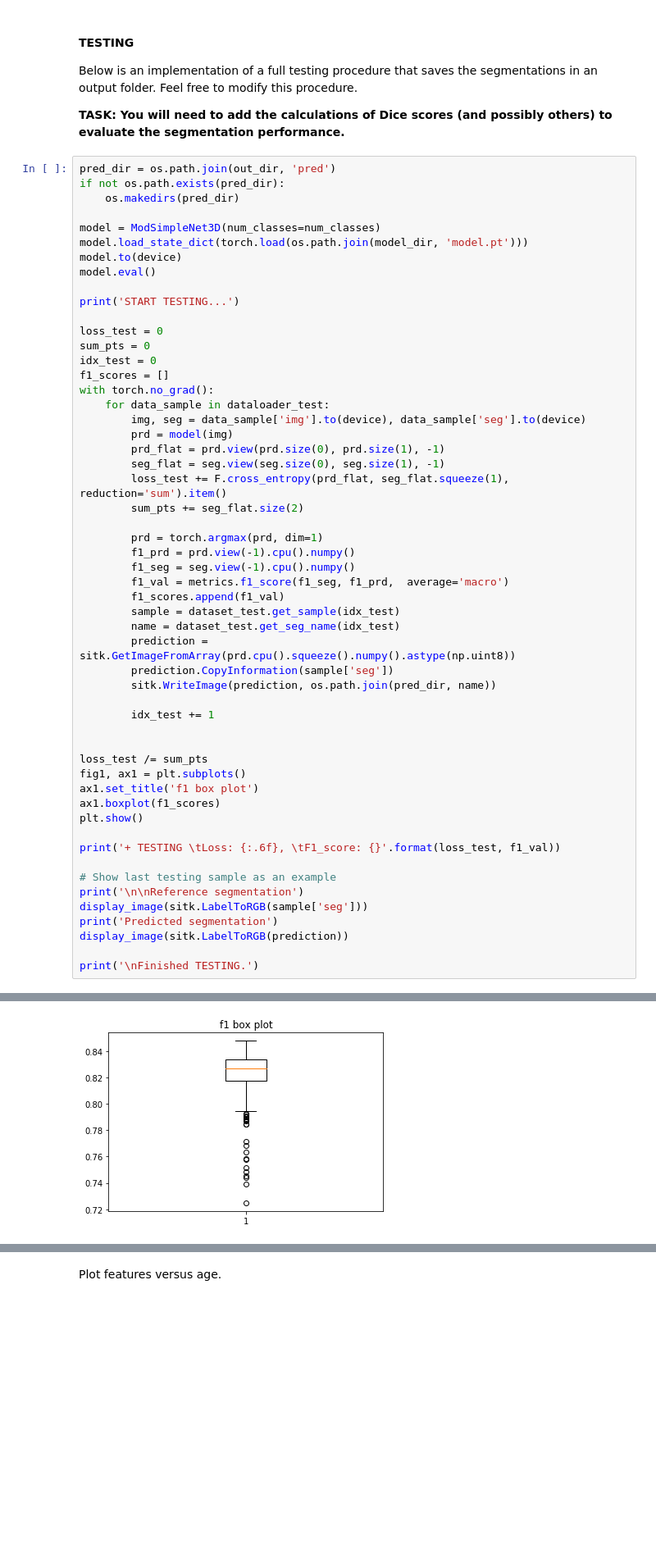
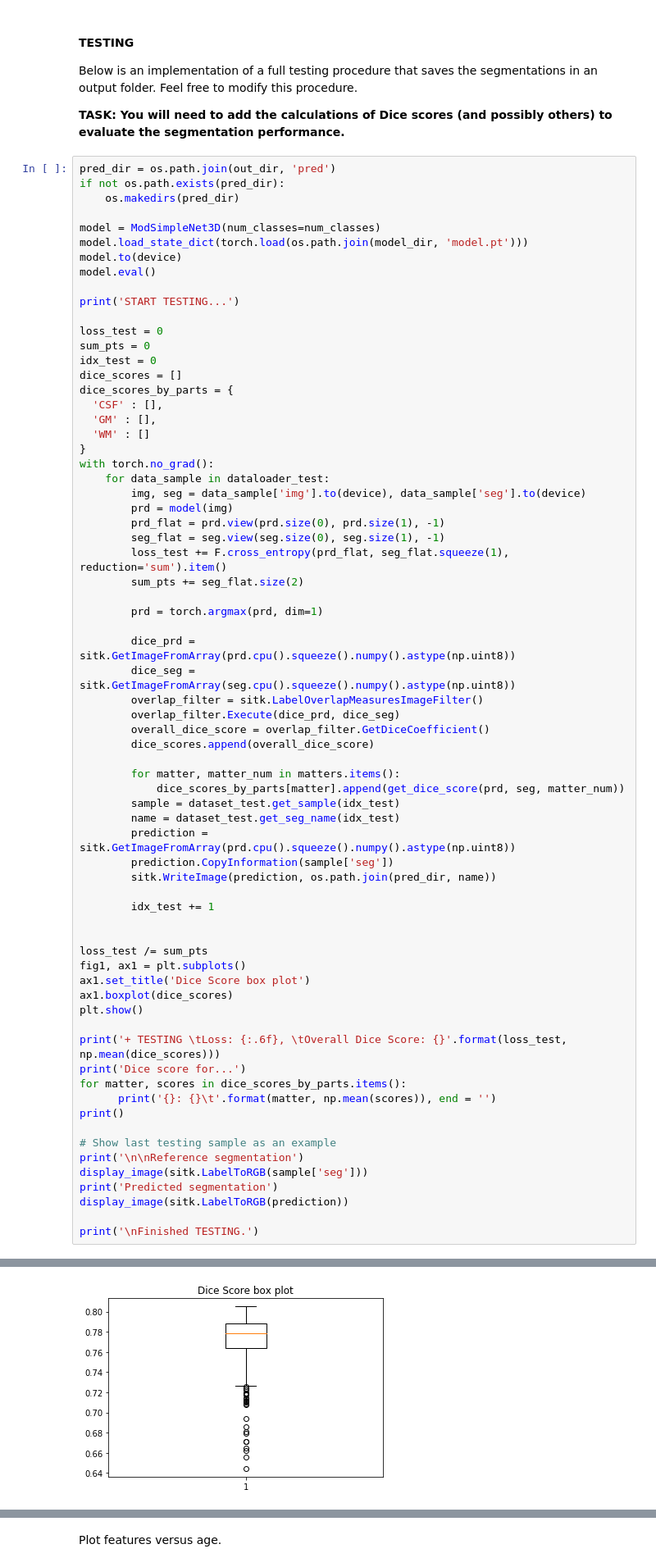
Before and after one commit to ClaraGila/MLICoursework, a Jupyter notebook: CW-Brain-Age-PartA.ipynb, the cells around one changed output, grey strips where cells are left out. Shown at 82% size. Cells and saved outputs as stored; diff of their text form; blank space fills up the shorter version.

Commit message:
Fixed the Dice scores to display on each label

```diff
--- a/CW-Brain-Age-PartA.ipynb
+++ b/CW-Brain-Age-PartA.ipynb
@@ -759,45 +812,60 @@ print('START TESTING...')
 loss_test = 0
 sum_pts = 0
 idx_test = 0
-f1_scores = []
+dice_scores = []
+dice_scores_by_parts = {
+  'CSF' : [],
+  'GM' : [],
+  'WM' : []
+}
 with torch.no_grad():
     for data_sample in dataloader_test:
         img, seg = data_sample['img'].to(device), data_sample['seg'].to(device)
         prd = model(img)
         prd_flat = prd.view(prd.size(0), prd.size(1), -1)
         seg_flat = seg.view(seg.size(0), seg.size(1), -1)
         loss_test += F.cross_entropy(prd_flat, seg_flat.squeeze(1), reduction='sum').item()
         sum_pts += seg_flat.size(2)
 
         prd = torch.argmax(prd, dim=1)
-        f1_prd = prd.view(-1).cpu().numpy()
-        f1_seg = seg.view(-1).cpu().numpy()
-        f1_val = metrics.f1_score(f1_seg, f1_prd,  average='macro')
-        f1_scores.append(f1_val)
+
+        dice_prd = sitk.GetImageFromArray(prd.cpu().squeeze().numpy().astype(np.uint8))
+        dice_seg = sitk.GetImageFromArray(seg.cpu().squeeze().numpy().astype(np.uint8))
+        overlap_filter = sitk.LabelOverlapMeasuresImageFilter()
+        overlap_filter.Execute(dice_prd, dice_seg)
+        overall_dice_score = overlap_filter.GetDiceCoefficient()
+        dice_scores.append(overall_dice_score)
+
+        for matter, matter_num in matters.items():
+            dice_scores_by_parts[matter].append(get_dice_score(prd, seg, matter_num))
         sample = dataset_test.get_sample(idx_test)
         name = dataset_test.get_seg_name(idx_test)
         prediction = sitk.GetImageFromArray(prd.cpu().squeeze().numpy().astype(np.uint8))
         prediction.CopyInformation(sample['seg'])
         sitk.WriteImage(prediction, os.path.join(pred_dir, name))
 
         idx_test += 1
 
 
 loss_test /= sum_pts
 fig1, ax1 = plt.subplots()
-ax1.set_title('f1 box plot')
-ax1.boxplot(f1_scores)
+ax1.set_title('Dice Score box plot')
+ax1.boxplot(dice_scores)
 plt.show()
 
-print('+ TESTING \tLoss: {:.6f}, \tF1_score: {}'.format(loss_test, f1_val))
+print('+ TESTING \tLoss: {:.6f}, \tOverall Dice Score: {}'.format(loss_test, np.mean(dice_scores)))
+print('Dice score for...')
+for matter, scores in dice_scores_by_parts.items():
+      print('{}: {}\t'.format(matter, np.mean(scores)), end = '')
+print()
 
 # Show last testing sample as an example
 print('\n\nReference segmentation')
 display_image(sitk.LabelToRGB(sample['seg']))
 print('Predicted segmentation')
 display_image(sitk.LabelToRGB(prediction))
 
 print('\nFinished TESTING.')
 # %% [output]
 START TESTING...
-[figure, old version]
+[figure, new version]
```
Also changed, not shown: parts of 11 cells of this notebook.
